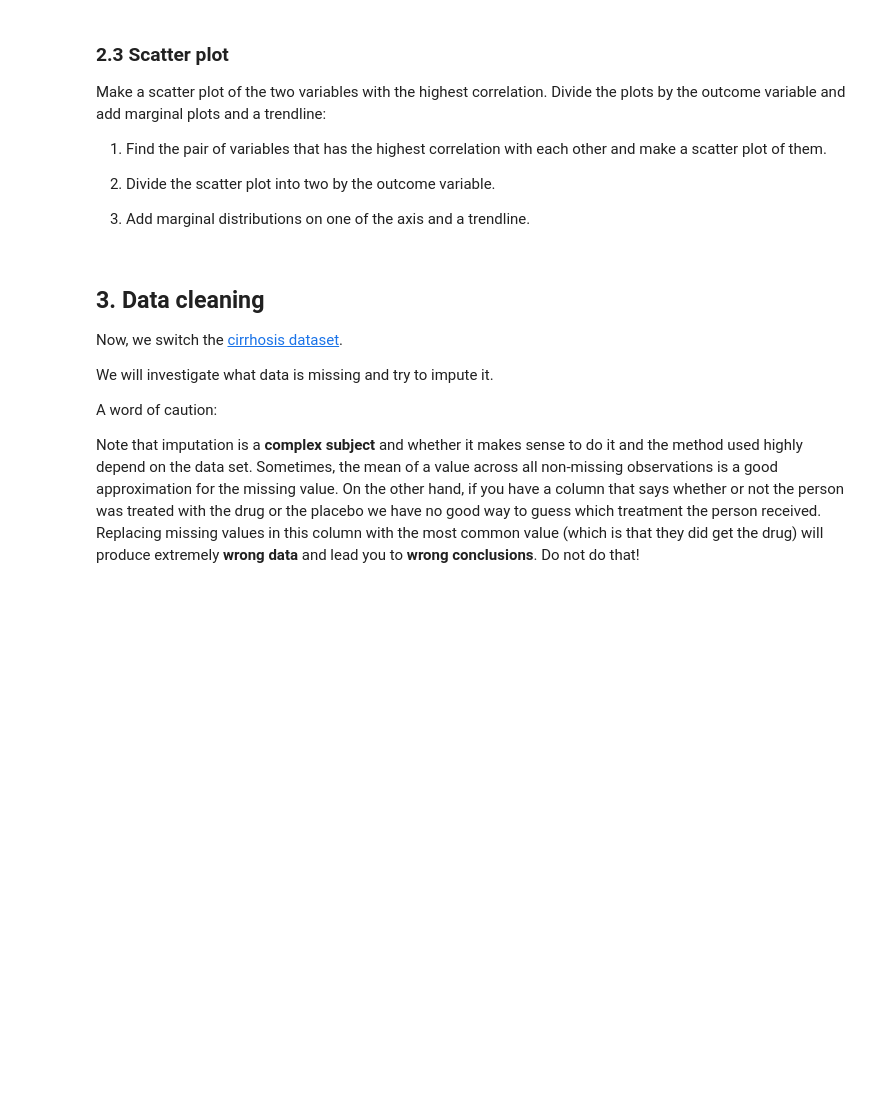
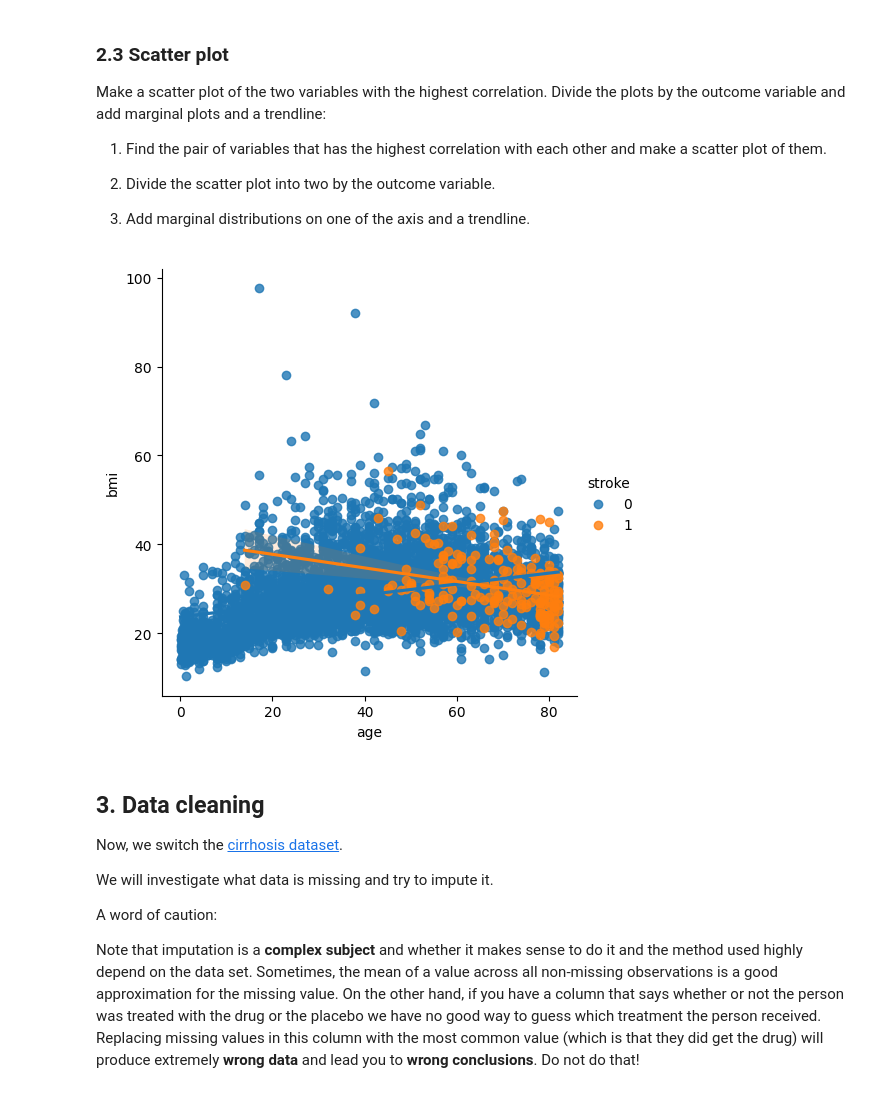
Before and after one commit to Niknyg/Niknyg, a Jupyter notebook: Exercise/Exercise_oct2023.ipynb, the cells around one changed output. Cells and saved outputs as stored; diff of their text form; code cells hidden in the pictures; blank space fills up the shorter version.

```diff
--- a/Exercise/Exercise_oct2023.ipynb
+++ b/Exercise/Exercise_oct2023.ipynb
@@ -264,3 +284,26 @@ Make a scatter plot of the two variables with the highest correlation. Divide th
 2. Divide the scatter plot into two by the outcome variable.
 
 3. Add marginal distributions on one of the axis and a trendline.
+# %%
+sns.lmplot(
+
+    # Set the input data frame, x and y axis.
+    data = cvd,
+    x = "age",
+    y = "bmi",
+    hue = "stroke"
+  )
+scatter_kws={"s": 1, "alpha": 0.5}
+#
+
+# Set the title of the plot.
+ax.set_title("Hypertension by age")
+
+# Set the label for the x-axis.
+ax.set_xlabel("Age")
+ax.set_ylabel("BMI")
+
+# Show the plot.
+plt.show()
+# %% [output]
+[figure, added]
```
Also changed, not shown: parts of 8 cells of this notebook.
